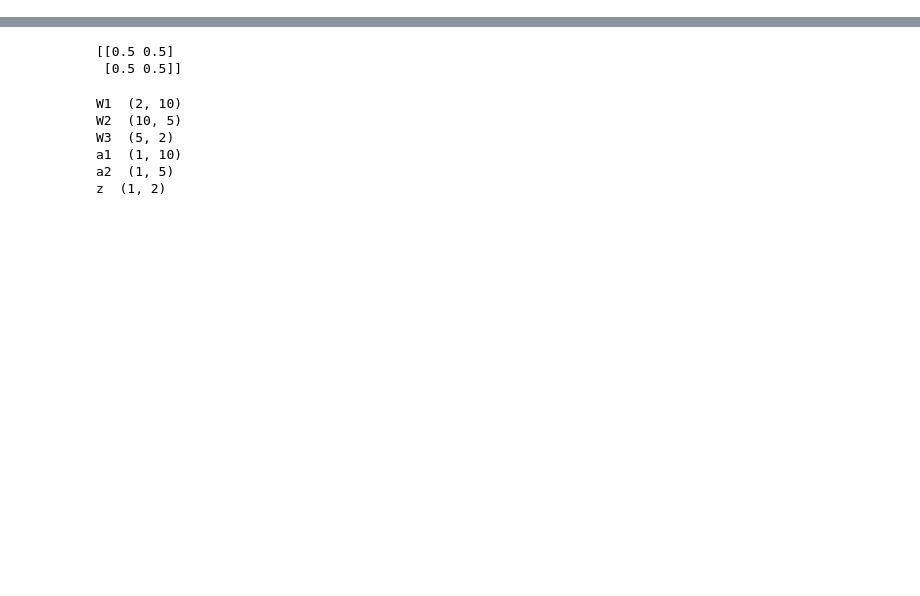
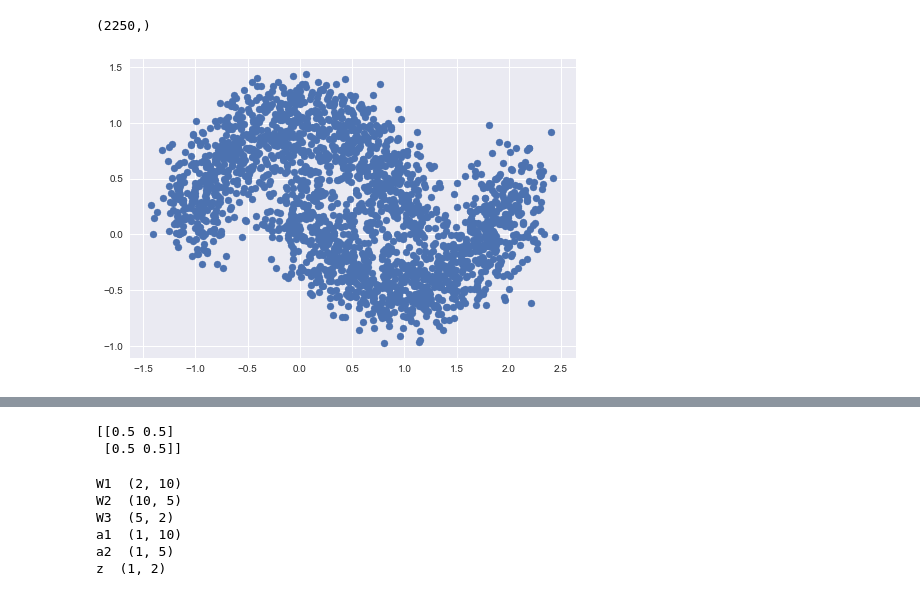
Before and after one commit to namangoel42/Neural-Network, a Jupyter notebook: MultiLayerPerceptron.ipynb, the cells around one changed output, grey strips where cells are left out. Cells and saved outputs as stored; diff of their text form; code cells hidden in the pictures; blank space fills up the shorter version.

```diff
--- a/MultiLayerPerceptron.ipynb
+++ b/MultiLayerPerceptron.ipynb
@@ -4,0 +10,11 @@ from sklearn.datasets import make_blobs,make_circles
+# %%
+X=df.to_numpy()
+Y1=df1.to_numpy(dtype=int)
+Y=Y1[:,0]
+print(Y.shape)
+plt.style.use('seaborn')
+plt.scatter(X[:,0],X[:,1])
+plt.show()
+# %% [output]
+(2250,)
+[figure, added]
```
Also changed, not shown: parts of 15 cells of this notebook.
